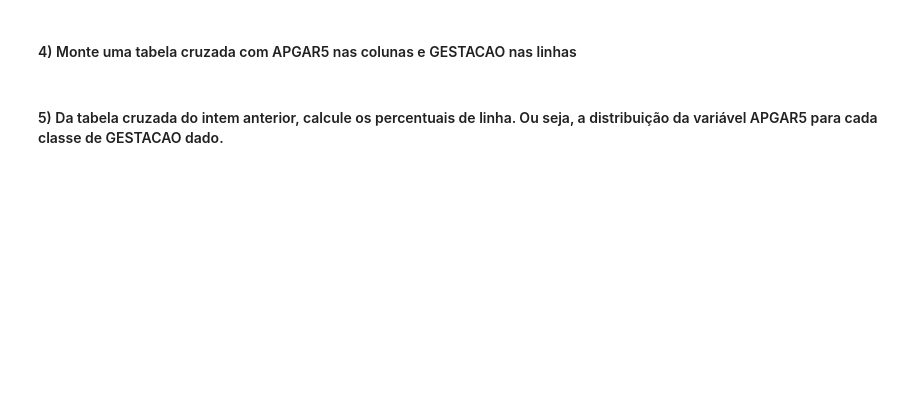
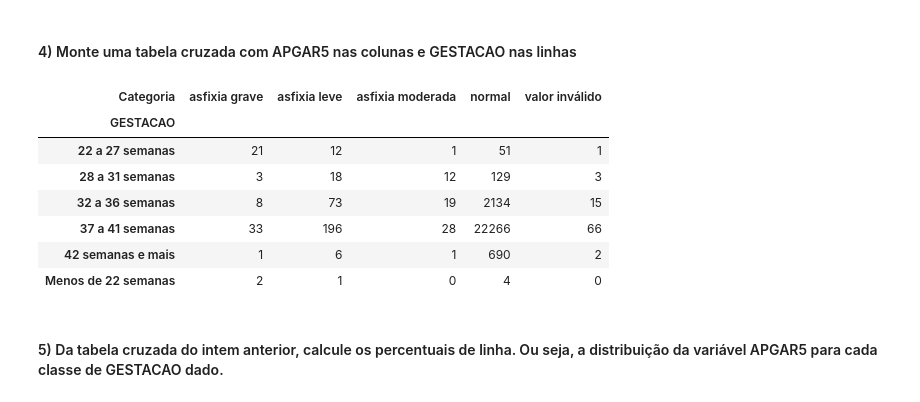
Before and after one commit to diogobr23/volta-zero, a Jupyter notebook: mod06 Tarefa 3 (1).ipynb, the cells around one changed output. Drawn from its saved outputs; the diff is of its cells as text; code cells hidden in the pictures; blank space fills up the shorter version.

```diff
--- a/mod06 Tarefa 3 (1).ipynb
+++ b/mod06 Tarefa 3 (1).ipynb
@@ -56,4 +71,19 @@ Name: Categoria, dtype: int64
 # %% [markdown]
 ####  4) Monte uma tabela cruzada com APGAR5 nas colunas e GESTACAO nas linhas
+# %%
+# Criando a tabela cruzada
+cross_table = pd.crosstab(df['GESTACAO'], df['Categoria'])
+
+# Exibindo a tabela cruzada
+cross_table
+# %% [output]
+| Categoria | asfixia grave | asfixia leve | asfixia moderada | normal | valor inválido |
+| GESTACAO |  |  |  |  |  |
+| 22 a 27 semanas | 21 | 12 | 1 | 51 | 1 |
+| 28 a 31 semanas | 3 | 18 | 12 | 129 | 3 |
+| 32 a 36 semanas | 8 | 73 | 19 | 2134 | 15 |
+| 37 a 41 semanas | 33 | 196 | 28 | 22266 | 66 |
+| 42 semanas e mais | 1 | 6 | 1 | 690 | 2 |
+| Menos de 22 semanas | 2 | 1 | 0 | 4 | 0 |
 # %% [markdown]
 ####  5) Da tabela cruzada do intem anterior, calcule os percentuais de linha. Ou seja, a distribuição da variável APGAR5 para cada classe de GESTACAO dado.
```
Also changed, not shown: parts of 4 cells of this notebook.
